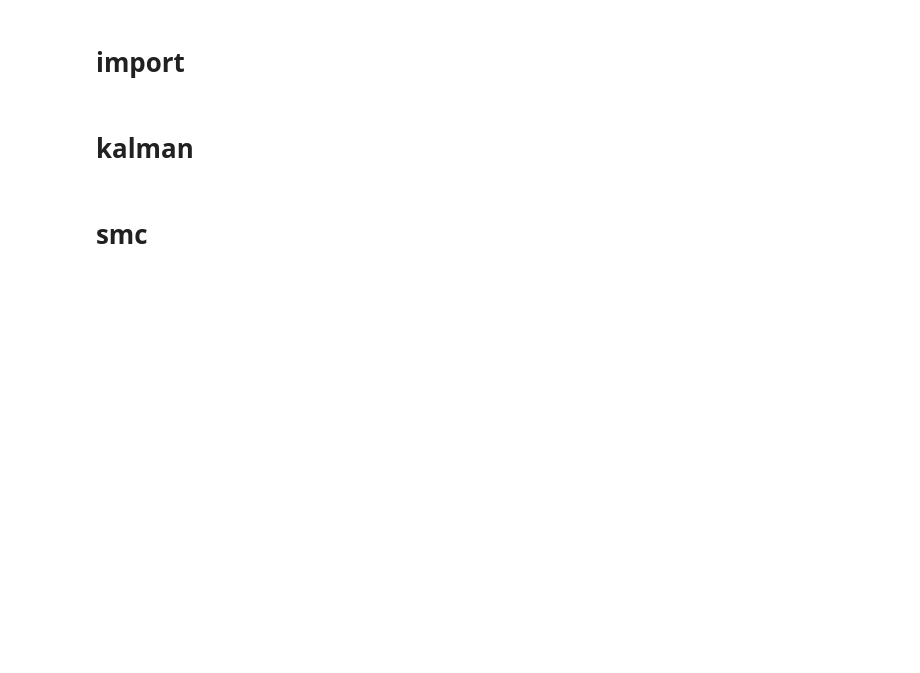
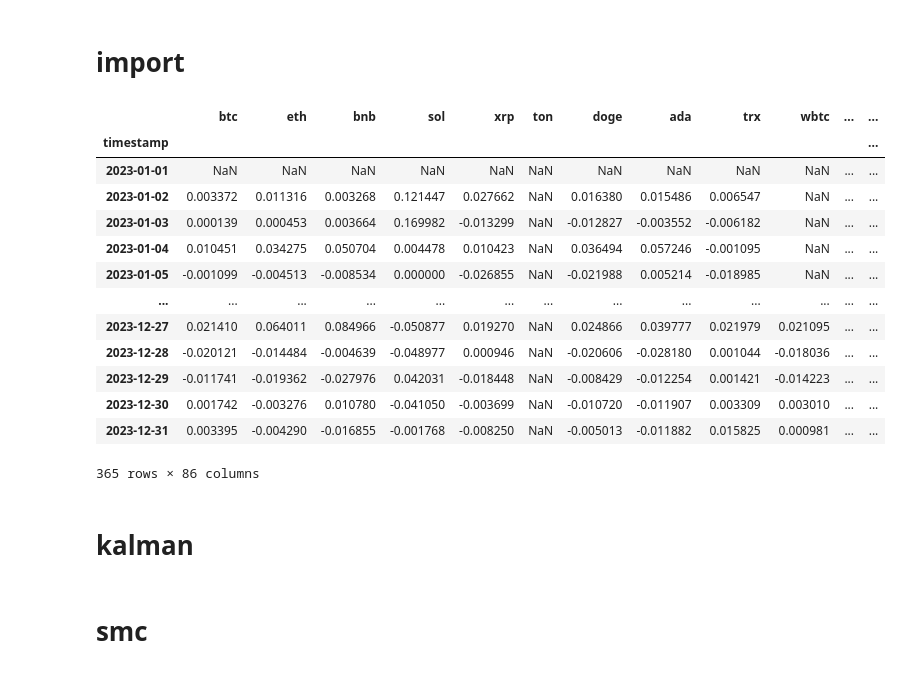
Before and after one commit to ichsanulamal/notes, a Jupyter notebook: finance/AI for Trading - Udacity/Projects/test.ipynb, the cells around one changed output. Drawn from its saved outputs; the diff is of its cells as text; code cells hidden in the pictures; blank space fills up the shorter version.

```diff
--- a/finance/AI for Trading - Udacity/Projects/test.ipynb
+++ b/finance/AI for Trading - Udacity/Projects/test.ipynb
@@ -14,3 +16,20 @@ close_prices = get_closes()
+# %%
+log_returns
+# %% [output]
+|  | btc | eth | bnb | sol | xrp | ton | doge | ada | trx | wbtc | ... | ... |
+| timestamp |  |  |  |  |  |  |  |  |  |  |  | ... |
+| 2023-01-01 | NaN | NaN | NaN | NaN | NaN | NaN | NaN | NaN | NaN | NaN | ... | ... |
+| 2023-01-02 | 0.003372 | 0.011316 | 0.003268 | 0.121447 | 0.027662 | NaN | 0.016380 | 0.015486 | 0.006547 | NaN | ... | ... |
+| 2023-01-03 | 0.000139 | 0.000453 | 0.003664 | 0.169982 | -0.013299 | NaN | -0.012827 | -0.003552 | -0.006182 | NaN | ... | ... |
+| 2023-01-04 | 0.010451 | 0.034275 | 0.050704 | 0.004478 | 0.010423 | NaN | 0.036494 | 0.057246 | -0.001095 | NaN | ... | ... |
+| 2023-01-05 | -0.001099 | -0.004513 | -0.008534 | 0.000000 | -0.026855 | NaN | -0.021988 | 0.005214 | -0.018985 | NaN | ... | ... |
+| ... | ... | ... | ... | ... | ... | ... | ... | ... | ... | ... | ... | ... |
+| 2023-12-27 | 0.021410 | 0.064011 | 0.084966 | -0.050877 | 0.019270 | NaN | 0.024866 | 0.039777 | 0.021979 | 0.021095 | ... | ... |
+| 2023-12-28 | -0.020121 | -0.014484 | -0.004639 | -0.048977 | 0.000946 | NaN | -0.020606 | -0.028180 | 0.001044 | -0.018036 | ... | ... |
+| 2023-12-29 | -0.011741 | -0.019362 | -0.027976 | 0.042031 | -0.018448 | NaN | -0.008429 | -0.012254 | 0.001421 | -0.014223 | ... | ... |
+| 2023-12-30 | 0.001742 | -0.003276 | 0.010780 | -0.041050 | -0.003699 | NaN | -0.010720 | -0.011907 | 0.003309 | 0.003010 | ... | ... |
+| 2023-12-31 | 0.003395 | -0.004290 | -0.016855 | -0.001768 | -0.008250 | NaN | -0.005013 | -0.011882 | 0.015825 | 0.000981 | ... | ... |
+365 rows × 86 columns
 # %% [markdown]
 # kalman
 # %%
```
Also changed, not shown: parts of 5 cells of this notebook, 1 other file.
